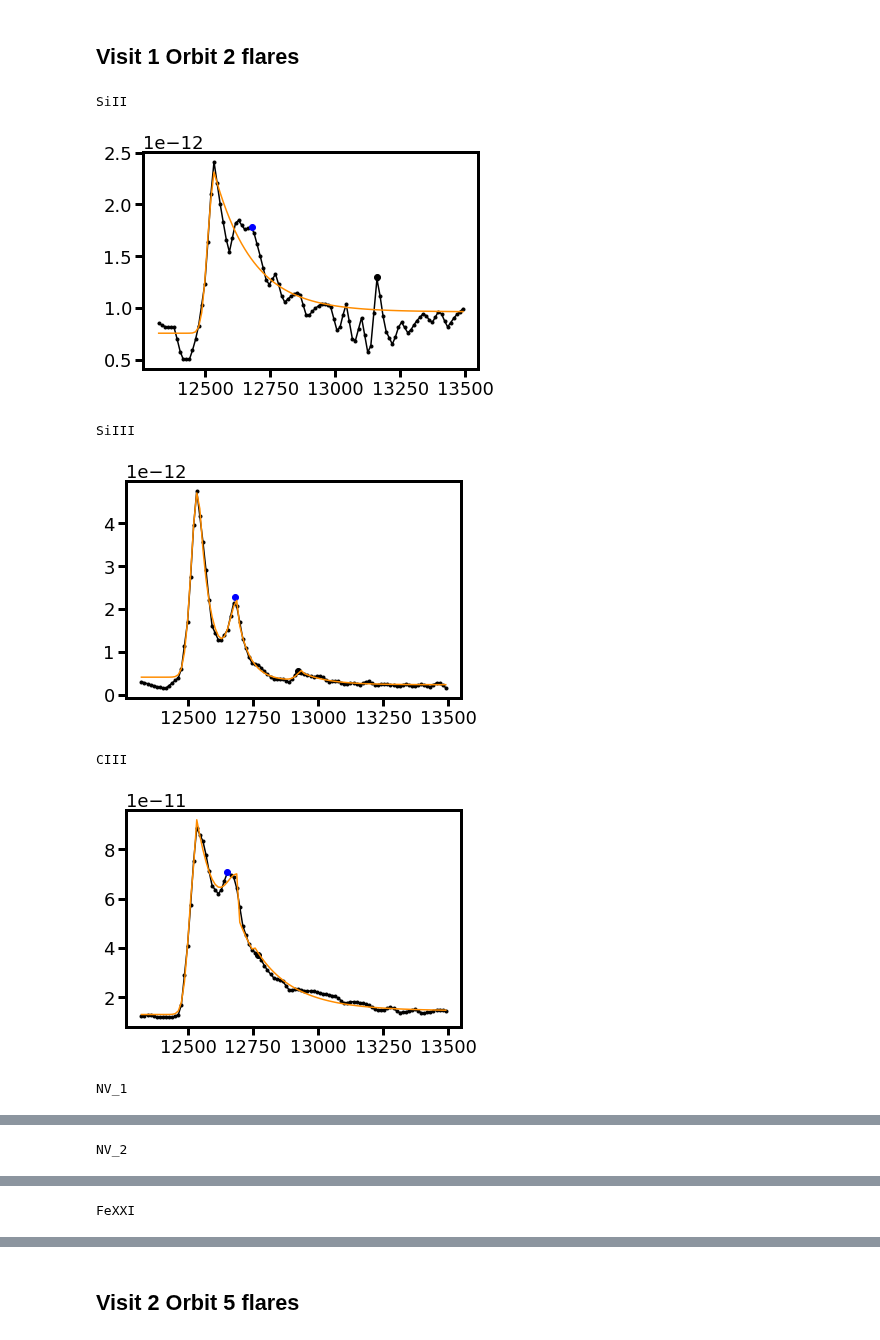
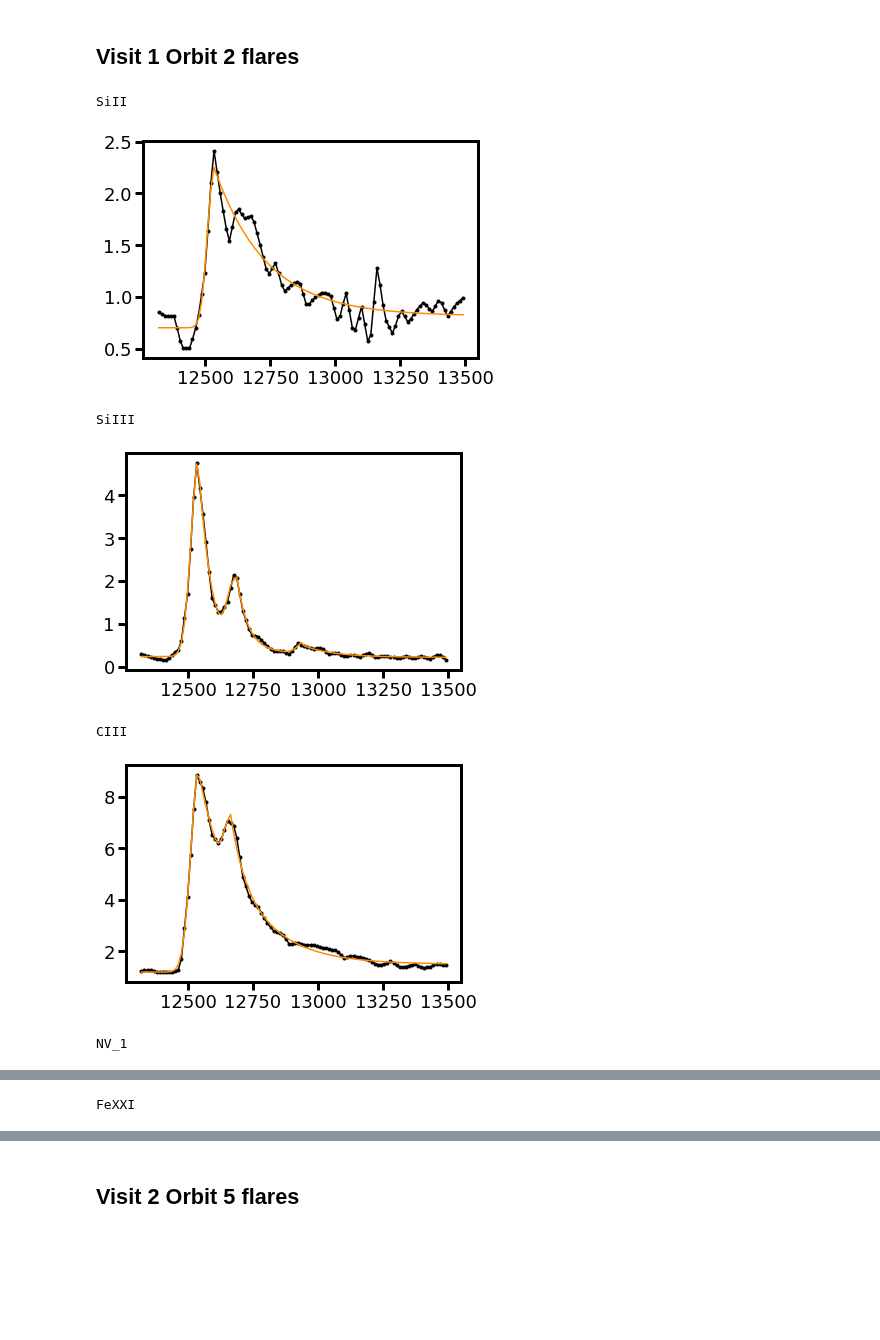
Before and after one commit to afeinstein20/cos_flares, a Jupyter notebook: notebooks/flare_analysis.ipynb, the cells around one changed output, grey strips where cells are left out. Drawn from its saved outputs; the diff is of its cells as text; code cells hidden in the pictures; blank space fills up the shorter version.

```diff
--- a/notebooks/flare_analysis.ipynb
+++ b/notebooks/flare_analysis.ipynb
@@ -11,7 +11,7 @@ from scipy.signal import find_peaks
 import matplotlib.gridspec as gridspec
 from scipy.interpolate import interp1d
 
-COLOR = 'k'
+COLOR = 'w'
 plt.rcParams['font.size'] = 20
 plt.rcParams['text.color'] = COLOR
 plt.rcParams['axes.labelcolor'] = COLOR
@@ -20,8 +20,8 @@ plt.rcParams['ytick.color'] = COLOR
 
 plt.rcParams['xtick.major.width'] = 3
 plt.rcParams['ytick.major.width'] = 3
-plt.rcParams['xtick.major.size']  = 8 #12
-plt.rcParams['ytick.major.size']  = 8 #12
+plt.rcParams['xtick.major.size']  = 10 #12
+plt.rcParams['ytick.major.size']  = 10 #12
 
 plt.rcParams['xtick.minor.width'] = 1
 plt.rcParams['ytick.minor.width'] = 1
@@ -35,13 +35,12 @@ plt.rcParams['text.color'] = COLOR
 plt.rcParams['xtick.color'] = COLOR
 plt.rcParams['ytick.color'] = COLOR
 plt.rcParams['axes.labelcolor'] = COLOR
-#plt.rcParams['axes.spines.top'] = False
-#plt.rcParams['axes.spines.right'] = False
+plt.rcParams['axes.spines.top'] = False
+plt.rcParams['axes.spines.right'] = False
 plt.rcParams['axes.labelcolor'] = COLOR
 plt.rcParams['axes.edgecolor'] = COLOR
 plt.rcParams['figure.facecolor'] = 'none'
 plt.rcParams['legend.facecolor'] = 'none'
-
 
 %load_ext autoreload
 %autoreload 2
@@ -67,8 +66,7 @@ flare_mask = np.load('/Users/arcticfox/Documents/AUMic/flare_mask.npy',
                      allow_pickle=True)
 
 parula = np.load('/Users/arcticfox/parula_colors.npy')
-
-distance = (9.79*units.pc).to(units.cm)
+distance = (9.72*units.pc).to(units.cm)
 # %% [output]
 The autoreload extension is already loaded. To reload it, use:
   %reload_ext autoreload
@@ -324,7 +322,7 @@ def multi_peaks(ttest, test):
     try:
         arg = np.where((ttest.value>ttest[p1].value+100))[0]
         p2 = np.argmax(test[arg])
-        plt.plot(ttest[arg][p2], test[arg][p2], 'bo')
+        #plt.plot(ttest[arg][p2], test[arg][p2], 'bo')
     except:
         arg=np.arange(0,len(ttest),1,dtype=int)
         p2=0
@@ -332,7 +330,7 @@ def multi_peaks(ttest, test):
     try:
         arg3 = np.where((ttest.value>ttest[arg][p2].value+100))[0]
         p3 = np.argmax(test[arg3])
-        plt.plot(ttest[arg3][p3], test[arg3][p3], 'ko')
+        #plt.plot(ttest[arg3][p3], test[arg3][p3], 'ko')
 
     except:
         arg3=np.arange(0,len(ttest),1,dtype=int)
@@ -354,48 +352,53 @@ The autoreload extension is already loaded. To reload it, use:
 # %% [markdown]
 ## Visit 1 Orbit 2 flares
 # %%
-ions = ['SiII', 'SiIII', 'CIII','NV_1','NV_2', 'FeXXI']
+ions = ['SiII', 'SiIII', 'CIII','NV_1','FeXXI']
 # %%
-fmodels = []
+fmodels_old = []
 
 mask = f_int[2] > 0
 tmp1 = []
 
 for ion in ions:
     print(ion)
 
     upsample = np.linspace(fwc.time[mask].min(), fwc.time[mask].max(), 100)
-    finterp = interp1d(fwc.time[mask], fwc.width_table[ion][mask])
-    einterp = interp1d(fwc.time[mask], fwc.error_table[ion][mask])
+    if ion !='CIII':
+        finterp = interp1d(fwc.time[mask], fwc.width_table[ion][mask]/1e-12)
+        einterp = interp1d(fwc.time[mask], fwc.error_table[ion][mask]/1e-12)
+    else:
+        finterp = interp1d(fwc.time[mask], fwc.width_table[ion][mask]/1e-11)
+        einterp = interp1d(fwc.time[mask], fwc.error_table[ion][mask]/1e-11)
 
     plt.plot(upsample,
              finterp(upsample),
              marker='.', color='k')
     t0, amp = multi_peaks(fwc.time[mask], fwc.width_table[ion][mask])
     rise, decay = [10,10,10],[50,50,50]
 
-
     if ion == 'SiIII' or ion == 'CIII':
-        out = fwc.fit_flare(ion=ion, mask=mask, amp=amp,
-                                  t0=t0, rise=rise, decay=decay, x=upsample.value)
+        out = fwc.fit_flare(ion=ion, mask=mask, amp=amp/1e-12,
+                                  t0=t0, rise=rise, decay=decay, x=upsample.value,
+                            y=finterp(upsample.value), yerr=einterp(upsample.value))
     #elif ion == 'SiII':
     #    out = fwc.fit_flare(ion=ion, mask=mask, amp=amp[:2],
     #                              t0=t0[:2], rise=rise[:2], decay=decay[:2],
     #                              x=upsample.value)
     else:
-        out = fwc.fit_flare(ion=ion, mask=mask, amp=amp[:1],
+        out = fwc.fit_flare(ion=ion, mask=mask, amp=amp[:1]/1e-12,
                                   t0=t0[:1], rise=rise[:1], decay=decay[:1],
-                                  x=upsample.value)
+                                  x=upsample.value,
+                           y=finterp(upsample.value), yerr=einterp(upsample.value))
     plt.plot(upsample, out[-1].best_fit, color='darkorange')
     tmp1.append(out)
     plt.show()
 
-fmodels.append(tmp1)
+fmodels_old.append(tmp1)
 # %% [output]
 SiII
-[figure, old version]
+[figure, new version]
 SiIII
-[figure, old version]
+[figure, new version]
 CIII
-[figure, old version]
+[figure, new version]
 NV_1
@@ -403 +406 @@ NV_1
-NV_2
+FeXXI
@@ -405 +407,0 @@ NV_2
-FeXXI
```
Also changed, not shown: parts of 11 cells of this notebook, 3 other files.
